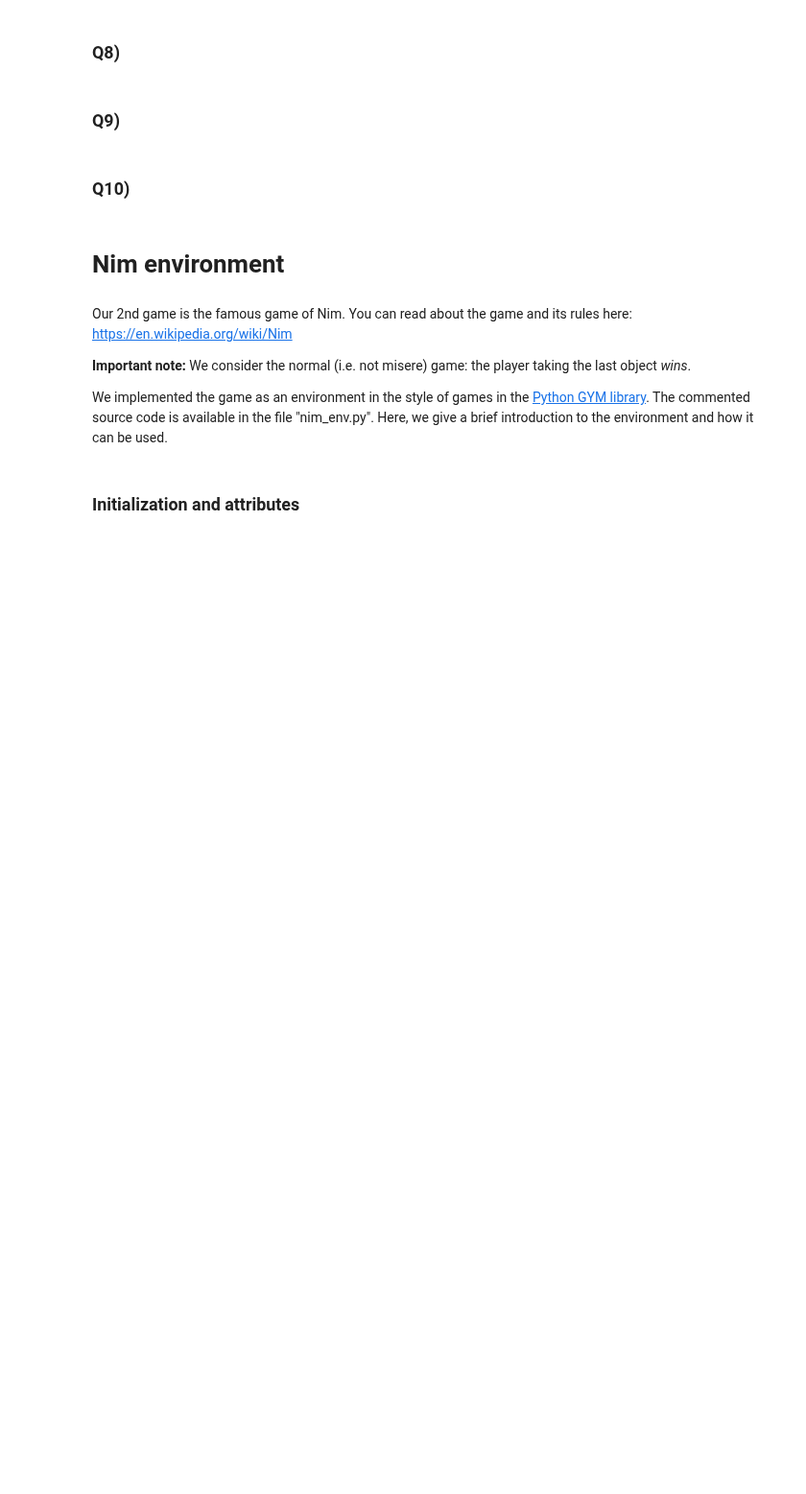
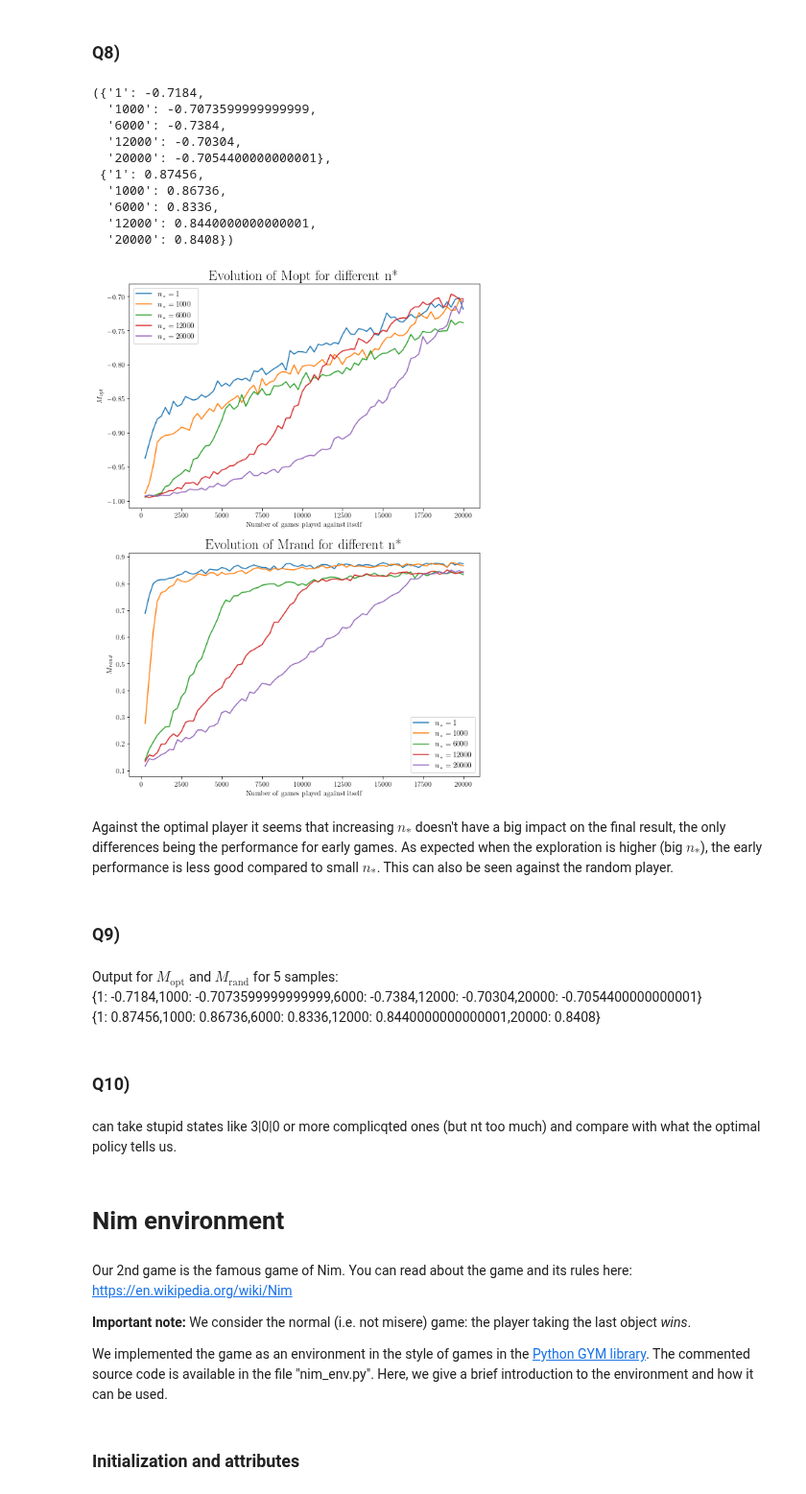
Before and after one commit to louisPoulain/ANN_NIM, a Jupyter notebook: nim.ipynb, the cells around one changed output. Shown at 96% size. Cells and saved outputs as stored; diff of their text form; code cells hidden in the pictures; blank space fills up the shorter version.

```diff
--- a/nim.ipynb
+++ b/nim.ipynb
@@ -88,9 +72,32 @@ updating config  110
 # %% [markdown]
 ### Q8)
+# %%
+N_star = [1, 1000, 6000, 12000, 20000]
+Q8(N_star, nb_games = 20000, alpha = 0.1, gamma = 0.99, step = 250, seed = None, question = 'q2-8', nb_samples = 5)
+# %% [output]
+({'1': -0.7184,
+  '1000': -0.7073599999999999,
+  '6000': -0.7384,
+  '12000': -0.70304,
+  '20000': -0.7054400000000001},
+ {'1': 0.87456,
+  '1000': 0.86736,
+  '6000': 0.8336,
+  '12000': 0.8440000000000001,
+  '20000': 0.8408})
+[figure, added]
+# %% [markdown]
+Against the optimal player it seems that increasing $n_*$ doesn't have a big impact on the final result, the only differences being the performance for early games. As expected when the exploration is higher (big $n_*$), the early performance is less good compared to small $n_*$. This can also be seen against the random player.
 # %% [markdown]
 ### Q9)
+# %% [markdown]
+Output for $M_{\text{opt}}$ and $M_{\text{rand}}$ for 5 samples:
+{1: -0.7184,1000: -0.7073599999999999,6000: -0.7384,12000: -0.70304,20000: -0.7054400000000001}
+{1: 0.87456,1000: 0.86736,6000: 0.8336,12000: 0.8440000000000001,20000: 0.8408}
 # %% [markdown]
 ### Q10)
+# %% [markdown]
+can take stupid states like 3|0|0 or more complicqted ones (but nt too much) and compare with what the optimal policy tells us.
 # %% [markdown]
 # Nim environment
 # %% [markdown]
```
Also changed, not shown: parts of 3 cells of this notebook, 13 other files.
